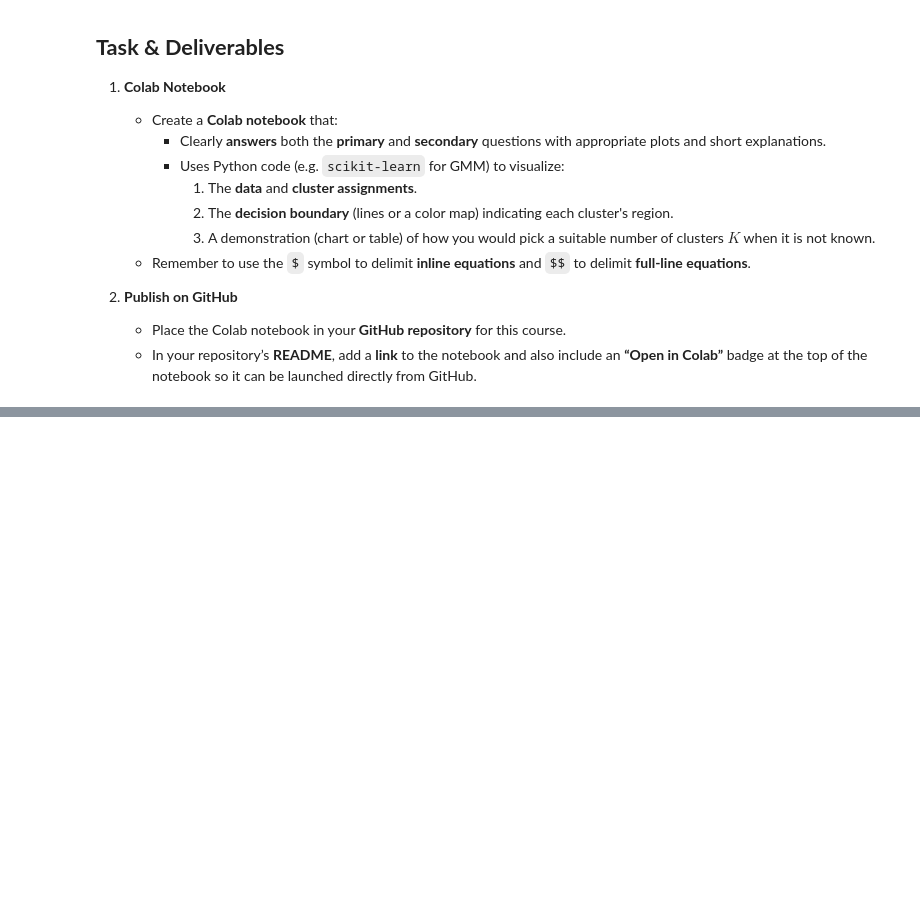
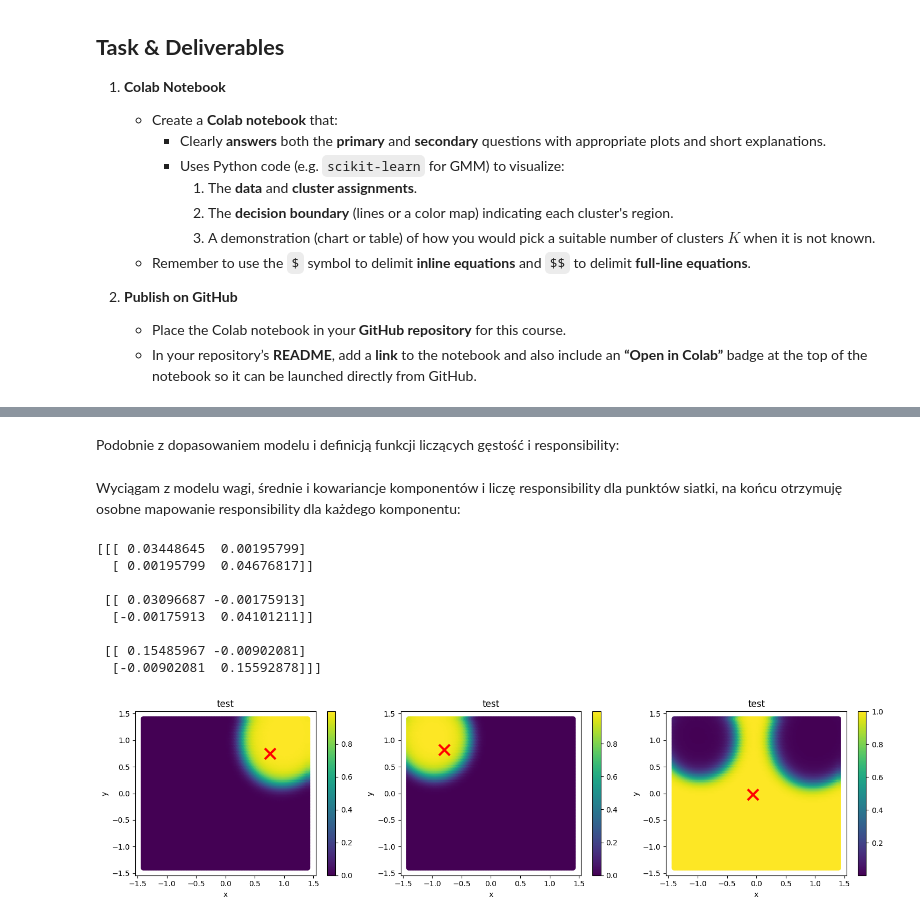
Before and after one commit to krzysztof-kar/ML2025, a Jupyter notebook: Lab02_clustering.ipynb, the cells around one changed output, grey strips where cells are left out. Drawn from its saved outputs; the diff is of its cells as text; code cells hidden in the pictures; blank space fills up the shorter version.

```diff
--- a/Lab02_clustering.ipynb
+++ b/Lab02_clustering.ipynb
@@ -154 +79,3 @@ plt.show()
+# %% [markdown]
+Podobnie z dopasowaniem modelu i definicją funkcji liczących gęstość i responsibility:
 # %%
@@ -181,2 +116,38 @@ def gaussian_pdf(x, mean, cov):
 
     return resp
+# %% [markdown]
+Wyciągam z modelu wagi, średnie i kowariancje komponentów i liczę responsibility dla punktów siatki, na końcu otrzymuję osobne mapowanie responsibility dla każdego komponentu:
+# %%
+
+N = 100
+linsp = np.linspace(-1.4, 1.4, N)
+grid_x, grid_y = np.meshgrid(linsp, linsp)
+pi = gm_model.weights_
+mu = gm_model.means_
+Sigma = gm_model.covariances_
+resp = resp_grid(grid_x, grid_y, N, pi, mu, Sigma)
+
+K = 3
+fig, axes = plt.subplots(1, 3, figsize=(15, 4))
+for k in range(K):
+      sc = axes[k].scatter(grid_x, grid_y, c=resp[:, k], cmap='viridis')
+      axes[k].set_title(f'test')
+      axes[k].set_xlabel('x')
+      axes[k].set_ylabel('y')
+      # Plot for the cluster center: "X" in red
+      cp = axes[k].plot(mu[k,0], mu[k,1], 'rx', markersize=14, mew=3)
+      # Add a colorbar
+      plt.colorbar(sc, ax=axes[k])
+
+plt.tight_layout()
+plt.show()
+# %% [output]
+[[[ 0.03448645  0.00195799]
+  [ 0.00195799  0.04676817]]
+
+ [[ 0.03096687 -0.00175913]
+  [-0.00175913  0.04101211]]
+
+ [[ 0.15485967 -0.00902081]
+  [-0.00902081  0.15592878]]]
+[figure, added]
```
Also changed, not shown: parts of 6 cells of this notebook.
